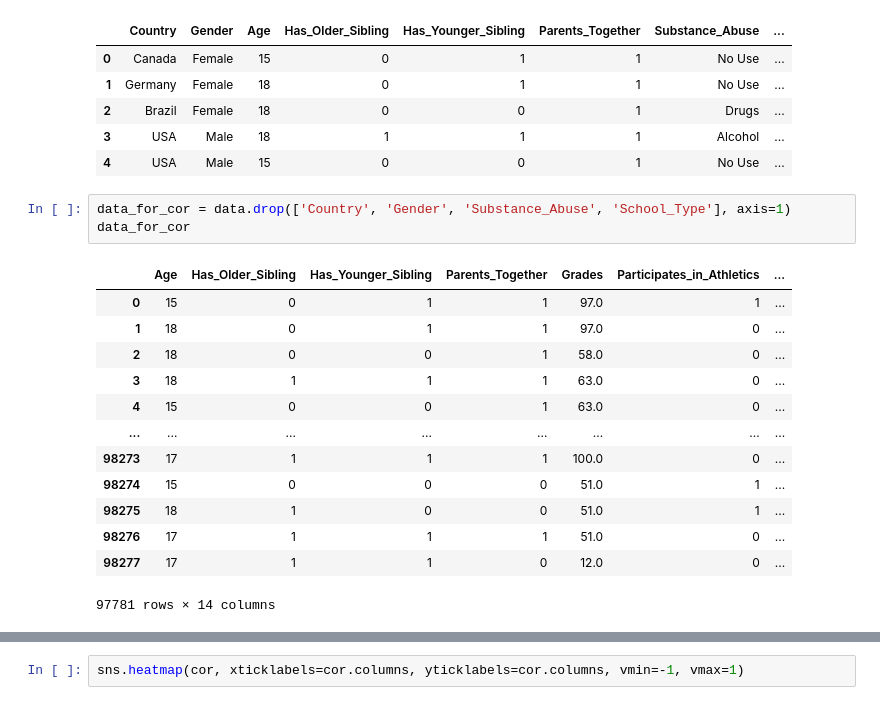
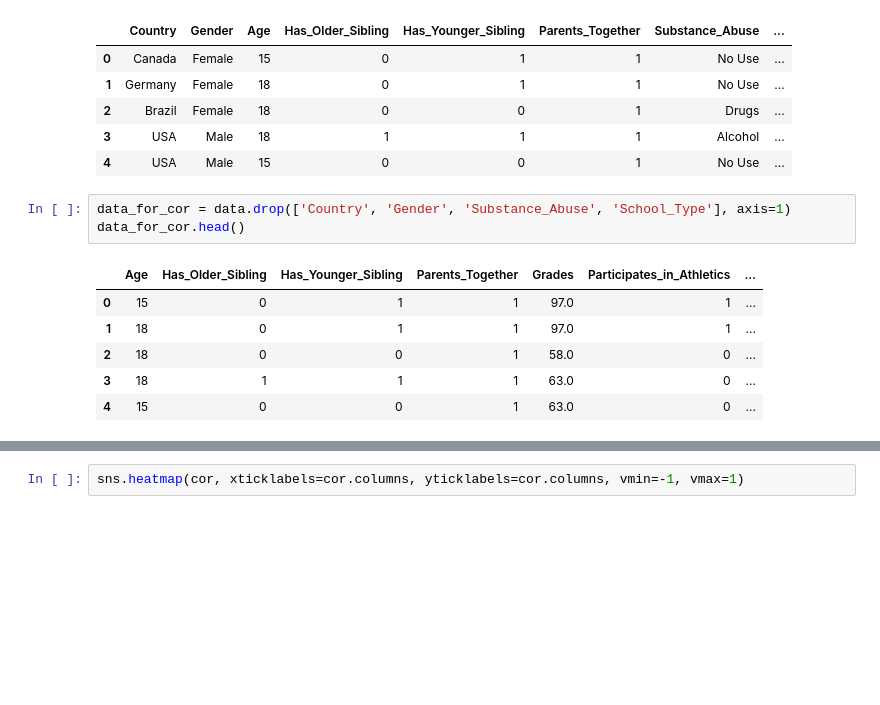
Before and after one commit to HafezAghili/drug-and-alcohol-abuse---data-analysis, a Jupyter notebook: Drug and alcohol abuse - data analysis.ipynb, the cells around one changed output, grey strips where cells are left out. Saved outputs shown, nothing was run; the diff lists cells and outputs as text; blank space fills up the shorter version.

```diff
--- a/Drug and alcohol abuse - data analysis.ipynb
+++ b/Drug and alcohol abuse - data analysis.ipynb
@@ -608,21 +608,14 @@ data.head()
 | 4 | USA | Male | 15 | 0 | 0 | 1 | No Use | ... |
 # %%
 data_for_cor = data.drop(['Country', 'Gender', 'Substance_Abuse', 'School_Type'], axis=1)
-data_for_cor
+data_for_cor.head()
 # %% [output]
 |  | Age | Has_Older_Sibling | Has_Younger_Sibling | Parents_Together | Grades | Participates_in_Athletics | ... |
 | 0 | 15 | 0 | 1 | 1 | 97.0 | 1 | ... |
-| 1 | 18 | 0 | 1 | 1 | 97.0 | 0 | ... |
+| 1 | 18 | 0 | 1 | 1 | 97.0 | 1 | ... |
 | 2 | 18 | 0 | 0 | 1 | 58.0 | 0 | ... |
 | 3 | 18 | 1 | 1 | 1 | 63.0 | 0 | ... |
 | 4 | 15 | 0 | 0 | 1 | 63.0 | 0 | ... |
-| ... | ... | ... | ... | ... | ... | ... | ... |
-| 98273 | 17 | 1 | 1 | 1 | 100.0 | 0 | ... |
-| 98274 | 15 | 0 | 0 | 0 | 51.0 | 1 | ... |
-| 98275 | 18 | 1 | 0 | 0 | 51.0 | 1 | ... |
-| 98276 | 17 | 1 | 1 | 1 | 51.0 | 0 | ... |
-| 98277 | 17 | 1 | 1 | 0 | 12.0 | 0 | ... |
-97781 rows × 14 columns
 # %%
 cor=data_for_cor.corr() # for corr() we need to have numeric data -> we remove other non-numerical data , correlation -> It shows the correlation between the data
 cor
```
Also changed, not shown: parts of 5 cells of this notebook.
